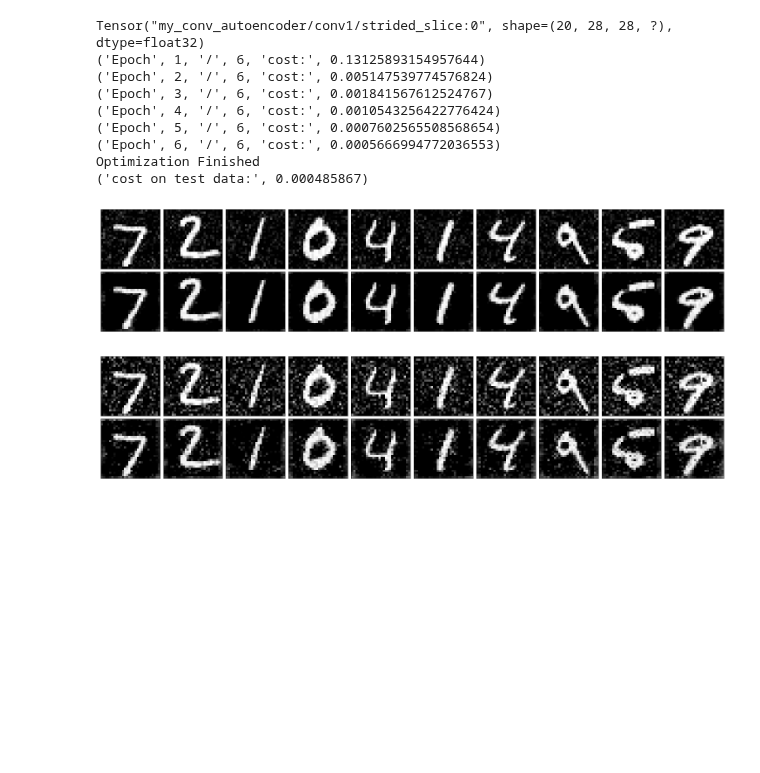
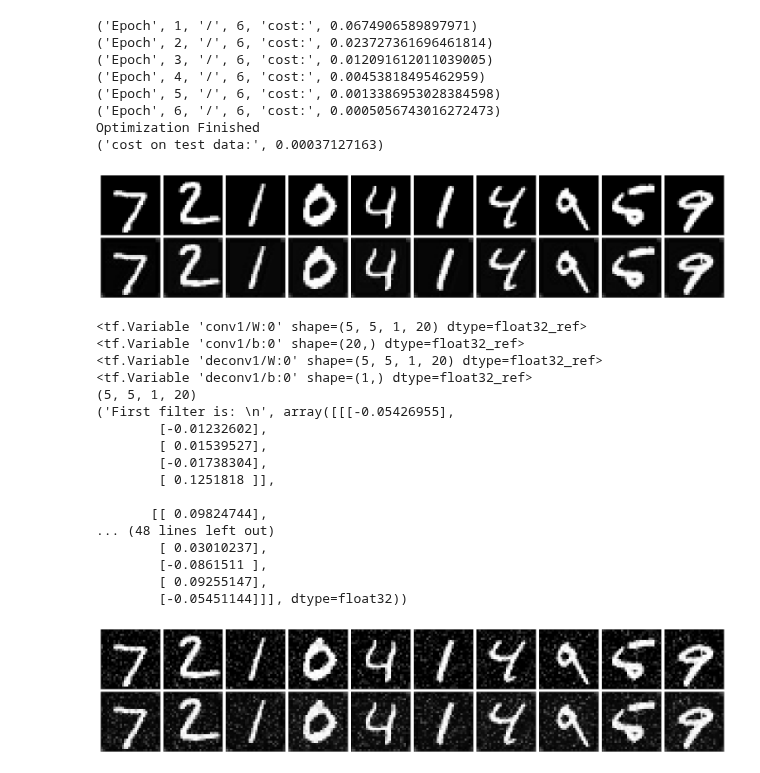
Before and after one commit to alisaaalehi/convolutional_autoencoder_tf, a Jupyter notebook: convolutional_autoencoder.ipynb, the cells around one changed output. Cells and saved outputs as stored; diff of their text form; code cells hidden in the pictures; blank space fills up the shorter version.

```diff
--- a/convolutional_autoencoder.ipynb
+++ b/convolutional_autoencoder.ipynb
@@ -47,7 +58,6 @@ def put_kernels_on_grid (kernel, pad = 1):
     Return:
     Tensor of shape [1, (Y+2*pad)*grid_Y, (X+2*pad)*grid_X, NumChannels].
     '''
-
 
     # get shape of the grid. NumKernels == grid_Y * grid_X
     def factorization(n):
@@ -95,7 +105,8 @@ def put_kernels_on_grid (kernel, pad = 1):
 
 
 def variable_summaries(var):
-    """Attach a lot of summaries to a Tensor (for TensorBoard visualization)."""
+    ''' Attach a lot of summaries to a Tensor (for TensorBoard visualization) '''
+
     with tf.name_scope('summaries'):
         mean = tf.reduce_mean(var)
         tf.summary.scalar('mean', mean)
@@ -243,20 +263,15 @@ def main():
 
 
     def plot_reconstructed(sess, input_images, output_images):
-        noise_factor = 0.1
         fig, axes = plt.subplots(nrows=2, ncols=10, sharex=True, sharey=True, figsize=(20,4))
         in_imgs = mnist.test.images[:10]
-        noisy_imgs = in_imgs + noise_factor * np.random.randn(*in_imgs.shape)
-        noisy_imgs = np.clip(noisy_imgs, 0., 1.)
+        reconstructed = sess.run(output_images, feed_dict={input_images: in_imgs.reshape((10, 28, 28, 1))})
 
-        reconstructed = sess.run(output_images, feed_dict={input_images: noisy_imgs.reshape((10, 28, 28, 1))})
-
-        for images, row in zip([noisy_imgs, reconstructed], axes):
+        for images, row in zip([in_imgs, reconstructed], axes):
             for img, ax in zip(images, row):
                 ax.imshow(img.reshape((28, 28)), cmap='Greys_r')
                 ax.get_xaxis().set_visible(False)
                 ax.get_yaxis().set_visible(False)
-
         fig.tight_layout(pad=0.1)
 
 
@@ -335,31 +350,71 @@ if __name__ == '__main__':
     #sess = tf.app.run(main=main, argv=[sys.argv[0]] + unparsed)
     sess, output_images, input_images = main()
 # %% [output]
-Tensor("my_conv_autoencoder/conv1/strided_slice:0", shape=(20, 28, 28, ?), dtype=float32)
-('Epoch', 1, '/', 6, 'cost:', 0.13125893154957644)
-('Epoch', 2, '/', 6, 'cost:', 0.005147539774576824)
-('Epoch', 3, '/', 6, 'cost:', 0.001841567612524767)
-('Epoch', 4, '/', 6, 'cost:', 0.0010543256422776424)
-('Epoch', 5, '/', 6, 'cost:', 0.0007602565508568654)
-('Epoch', 6, '/', 6, 'cost:', 0.0005666994772036553)
+('Epoch', 1, '/', 6, 'cost:', 0.0674906589897971)
+('Epoch', 2, '/', 6, 'cost:', 0.023727361696461814)
+('Epoch', 3, '/', 6, 'cost:', 0.012091612011039005)
+('Epoch', 4, '/', 6, 'cost:', 0.00453818495462959)
+('Epoch', 5, '/', 6, 'cost:', 0.0013386953028384598)
+('Epoch', 6, '/', 6, 'cost:', 0.0005056743016272473)
 Optimization Finished
-('cost on test data:', 0.000485867)
+('cost on test data:', 0.00037127163)
-[figure, old version]
+[figure, new version]
 # %%
-noise_factor = 0.2
+# do more experiments after training
+
+# generate noisy images and pass to the network
+noise_factor = 0.1
 fig, axes = plt.subplots(nrows=2, ncols=10, sharex=True, sharey=True, figsize=(20,4))
 in_imgs = mnist.test.images[:10]
 noisy_imgs = in_imgs + noise_factor * np.random.randn(*in_imgs.shape)
 noisy_imgs = np.clip(noisy_imgs, 0.0, 1.)
 
 reconstructed = sess.run(output_images, feed_dict={input_images: noisy_imgs.reshape((10, 28, 28, 1))})
 
 for images, row in zip([noisy_imgs, reconstructed], axes):
     for img, ax in zip(images, row):
         ax.imshow(img.reshape((28, 28)), cmap='Greys_r')
         ax.get_xaxis().set_visible(False)
         ax.get_yaxis().set_visible(False)
 
 fig.tight_layout(pad=0.1)
+
+
+
+# look at the exaxt values of trained filters
+for v in tf.trainable_variables():
+    print v
+
+def get_variable(name):
+    name += ':0' # the weight names have :0 at their end
+    var = [v for v in tf.trainable_variables() if v.name==name]
+    return var[0]
+
+# print trained filters from encoding part
+v = get_variable('conv1/W').eval(session = sess)
+print(v.shape)
+print('First filter is: ', v[:, :, :, 0])
+
+# print filter values from the decoding part
+v = get_variable('deconv1/W').eval(session = sess)
+print(v.shape)
+print('First filter is: ', v[:, :, :, 0])
 # %% [output]
+<tf.Variable 'conv1/W:0' shape=(5, 5, 1, 20) dtype=float32_ref>
+<tf.Variable 'conv1/b:0' shape=(20,) dtype=float32_ref>
+<tf.Variable 'deconv1/W:0' shape=(5, 5, 1, 20) dtype=float32_ref>
+<tf.Variable 'deconv1/b:0' shape=(1,) dtype=float32_ref>
+(5, 5, 1, 20)
+('First filter is: \n', array([[[-0.05426955],
+        [-0.01232602],
+        [ 0.01539527],
+        [-0.01738304],
+        [ 0.1251818 ]],
+
+       [[ 0.09824744],
+... (48 lines left out)
+        [ 0.03010237],
+        [-0.0861511 ],
+        [ 0.09255147],
+        [-0.05451144]]], dtype=float32))
-[figure, old version]
+[figure, new version]
```
Also changed, not shown: parts of 5 cells of this notebook.
